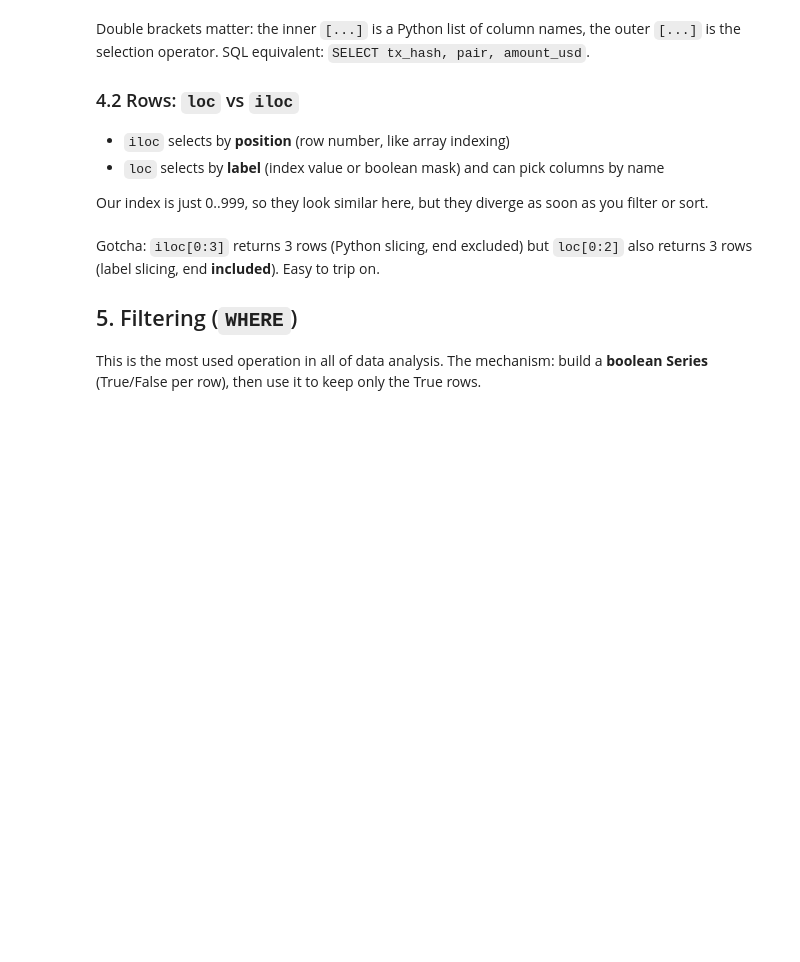
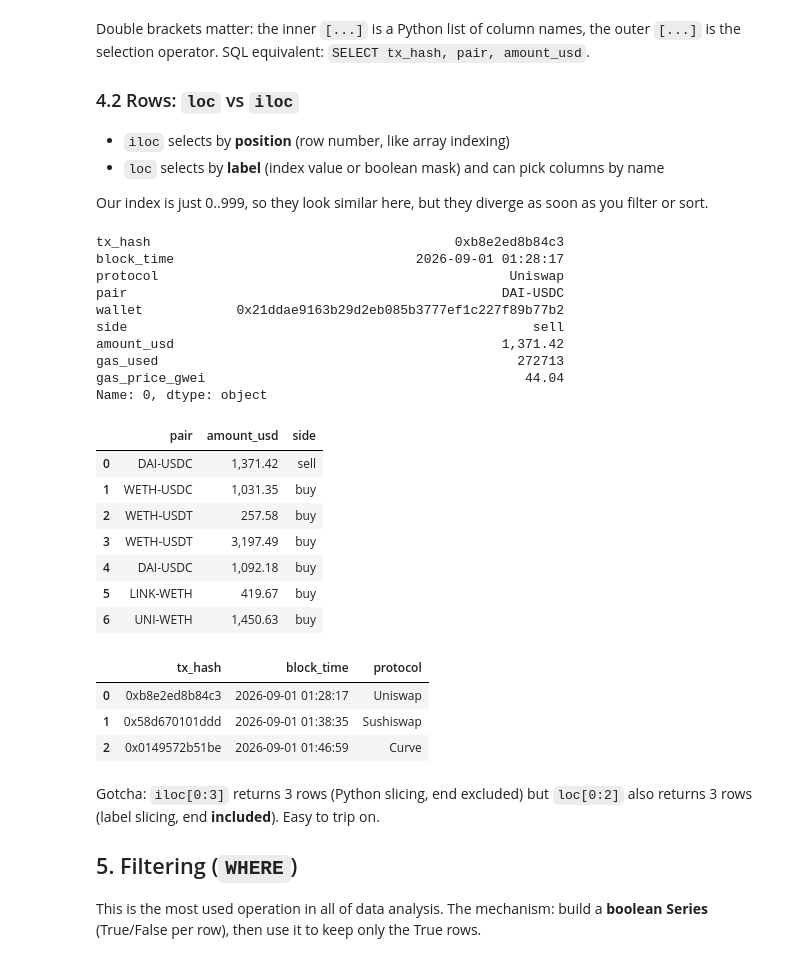
Before and after one commit to only1angelnath/python-for-blockchain-analytics, a Jupyter notebook: phase-2-python-for-data/week-08-pandas-numpy/lesson.ipynb, the cells around one changed output. Cells and saved outputs as stored; diff of their text form; code cells hidden in the pictures; blank space fills up the shorter version.

```diff
--- a/phase-2-python-for-data/week-08-pandas-numpy/lesson.ipynb
+++ b/phase-2-python-for-data/week-08-pandas-numpy/lesson.ipynb
@@ -134,7 +204,33 @@ Our index is just 0..999, so they look similar here, but they diverge as soon as
 # %%
 print(df.iloc[0])                      # first row, by position
 print()
-df.loc[0:2, ["pair", "amount_usd"]]    # rows labelled 0..2 (loc includes the end!), two columns
+df.loc[0:6, ["pair", "amount_usd", "side"]]    # rows labelled 0..2 (loc includes the end!), three columns
+# %% [output]
+tx_hash                                       0xb8e2ed8b84c3
+block_time                               2026-09-01 01:28:17
+protocol                                             Uniswap
+pair                                                DAI-USDC
+wallet            0x21ddae9163b29d2eb085b3777ef1c227f89b77b2
+side                                                    sell
+amount_usd                                          1,371.42
+gas_used                                              272713
+gas_price_gwei                                         44.04
+Name: 0, dtype: object
+|  | pair | amount_usd | side |
+| 0 | DAI-USDC | 1,371.42 | sell |
+| 1 | WETH-USDC | 1,031.35 | buy |
+| 2 | WETH-USDT | 257.58 | buy |
+| 3 | WETH-USDT | 3,197.49 | buy |
+| 4 | DAI-USDC | 1,092.18 | buy |
+| 5 | LINK-WETH | 419.67 | buy |
+| 6 | UNI-WETH | 1,450.63 | buy |
+# %%
+df.iloc[0:3, 0:3]                # rows 0..2, columns 0..2 (iloc excludes the end!)
+# %% [output]
+|  | tx_hash | block_time | protocol |
+| 0 | 0xb8e2ed8b84c3 | 2026-09-01 01:28:17 | Uniswap |
+| 1 | 0x58d670101ddd | 2026-09-01 01:38:35 | Sushiswap |
+| 2 | 0x0149572b51be | 2026-09-01 01:46:59 | Curve |
 # %% [markdown]
 Gotcha: `iloc[0:3]` returns 3 rows (Python slicing, end excluded) but `loc[0:2]` also returns 3 rows (label slicing, end **included**). Easy to trip on.
 
```
Also changed, not shown: parts of 17 cells of this notebook.
